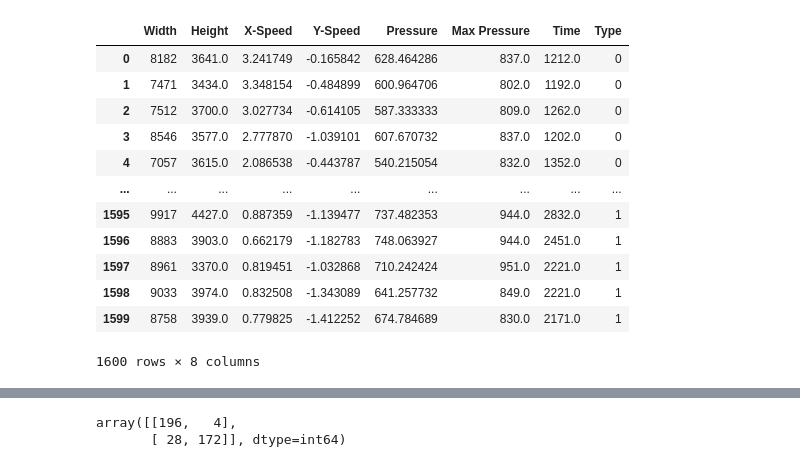
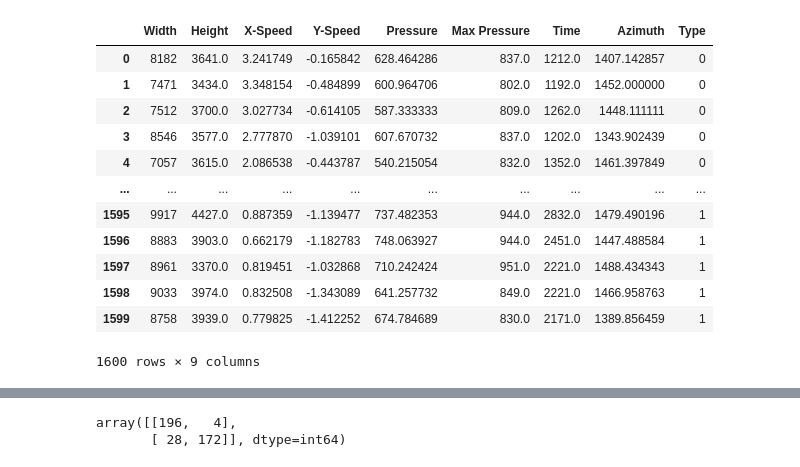
Before and after one commit to sherlockwayne/Signature-Recognition, a Jupyter notebook: Untitled9.ipynb, the cells around one changed output, grey strips where cells are left out. Cells and saved outputs as stored; diff of their text form; code cells hidden in the pictures.

```diff
--- a/Untitled9.ipynb
+++ b/Untitled9.ipynb
@@ -1,38 +1,6 @@
 # %%
 import os
 import pandas as pd
-# %%
-x={"Width":[],"Height":[],"X-Speed":[],"Y-Speed":[],"Pressure":[],"Max Pressure":[],"Time":[],"Type":[]}
-
-for j in range(1,41):
-    for i in range(1,41):
-        df = pd.read_csv('Task2/U'+str(j)+'S'+str(i)+'.txt', sep=' ',
-                           names=["X-coordinate", "Y-coordinate","Time stamp","Button status","Azimuth","Altitude","Pressure"])
-        df.dropna(axis=0)
-        mn=df["Time stamp"].min()
-        mx=df["Time stamp"].max()
-        time=mx-mn
-        width=df["X-coordinate"].max()-df["X-coordinate"].min()
-        height=df["Y-coordinate"].max()-df["Y-coordinate"].min()
-        xdis=len(df["X-coordinate"])
-        ydis=len(df["Y-coordinate"])
-        xd=df["X-coordinate"][xdis-1]-df["X-coordinate"][1]
-        yd=df["Y-coordinate"][xdis-1]-df["Y-coordinate"][1]
-        velX=xd/time
-        velY=yd/time
-        pressure=df["Pressure"].mean()
-        mp=df["Pressure"].max()
-        sigtype=0
-        if(i>20):
-            sigtype=1
-        x["Width"].append(width)
-        x["Height"].append(height)
-        x["X-Speed"].append(velX)
-        x["Y-Speed"].append(velY)
-        x["Pressure"].append(pressure)
-        x["Max Pressure"].append(mp)
-        x["Time"].append(time)
-        x["Type"].append(sigtype)
 # %%
 x={"Width":[],"Height":[],"X-Speed":[],"Y-Speed":[],"Pressure":[],"Max Pressure":[],"Time":[],"Azimuth":[],"Type":[]}
 
@@ -69,23 +37,21 @@ for j in range(1,41):
         x["Azimuth"].append(azimuth)
 # %%
 df = pd.DataFrame(x)
-df1=df
 dfaz=df
-dfnoaz=df.drop("Azimuth",axis=1)
-dfnoaz
+dfaz
 # %% [output]
-|  | Width | Height | X-Speed | Y-Speed | Pressure | Max Pressure | Time | Type |
-| 0 | 8182 | 3641.0 | 3.241749 | -0.165842 | 628.464286 | 837.0 | 1212.0 | 0 |
-| 1 | 7471 | 3434.0 | 3.348154 | -0.484899 | 600.964706 | 802.0 | 1192.0 | 0 |
-| 2 | 7512 | 3700.0 | 3.027734 | -0.614105 | 587.333333 | 809.0 | 1262.0 | 0 |
-| 3 | 8546 | 3577.0 | 2.777870 | -1.039101 | 607.670732 | 837.0 | 1202.0 | 0 |
-| 4 | 7057 | 3615.0 | 2.086538 | -0.443787 | 540.215054 | 832.0 | 1352.0 | 0 |
-| ... | ... | ... | ... | ... | ... | ... | ... | ... |
-| 1595 | 9917 | 4427.0 | 0.887359 | -1.139477 | 737.482353 | 944.0 | 2832.0 | 1 |
-| 1596 | 8883 | 3903.0 | 0.662179 | -1.182783 | 748.063927 | 944.0 | 2451.0 | 1 |
-| 1597 | 8961 | 3370.0 | 0.819451 | -1.032868 | 710.242424 | 951.0 | 2221.0 | 1 |
-| 1598 | 9033 | 3974.0 | 0.832508 | -1.343089 | 641.257732 | 849.0 | 2221.0 | 1 |
-| 1599 | 8758 | 3939.0 | 0.779825 | -1.412252 | 674.784689 | 830.0 | 2171.0 | 1 |
+|  | Width | Height | X-Speed | Y-Speed | Pressure | Max Pressure | Time | Azimuth | Type |
+| 0 | 8182 | 3641.0 | 3.241749 | -0.165842 | 628.464286 | 837.0 | 1212.0 | 1407.142857 | 0 |
+| 1 | 7471 | 3434.0 | 3.348154 | -0.484899 | 600.964706 | 802.0 | 1192.0 | 1452.000000 | 0 |
+| 2 | 7512 | 3700.0 | 3.027734 | -0.614105 | 587.333333 | 809.0 | 1262.0 | 1448.111111 | 0 |
+| 3 | 8546 | 3577.0 | 2.777870 | -1.039101 | 607.670732 | 837.0 | 1202.0 | 1343.902439 | 0 |
+| 4 | 7057 | 3615.0 | 2.086538 | -0.443787 | 540.215054 | 832.0 | 1352.0 | 1461.397849 | 0 |
+| ... | ... | ... | ... | ... | ... | ... | ... | ... | ... |
+| 1595 | 9917 | 4427.0 | 0.887359 | -1.139477 | 737.482353 | 944.0 | 2832.0 | 1479.490196 | 1 |
+| 1596 | 8883 | 3903.0 | 0.662179 | -1.182783 | 748.063927 | 944.0 | 2451.0 | 1447.488584 | 1 |
+| 1597 | 8961 | 3370.0 | 0.819451 | -1.032868 | 710.242424 | 951.0 | 2221.0 | 1488.434343 | 1 |
+| 1598 | 9033 | 3974.0 | 0.832508 | -1.343089 | 641.257732 | 849.0 | 2221.0 | 1466.958763 | 1 |
+| 1599 | 8758 | 3939.0 | 0.779825 | -1.412252 | 674.784689 | 830.0 | 2171.0 | 1389.856459 | 1 |
-1600 rows × 8 columns
+1600 rows × 9 columns
 # %%
 y=pd.DataFrame(dfaz["Type"],columns=["Type"])
```
Also changed, not shown: parts of 15 cells of this notebook.
